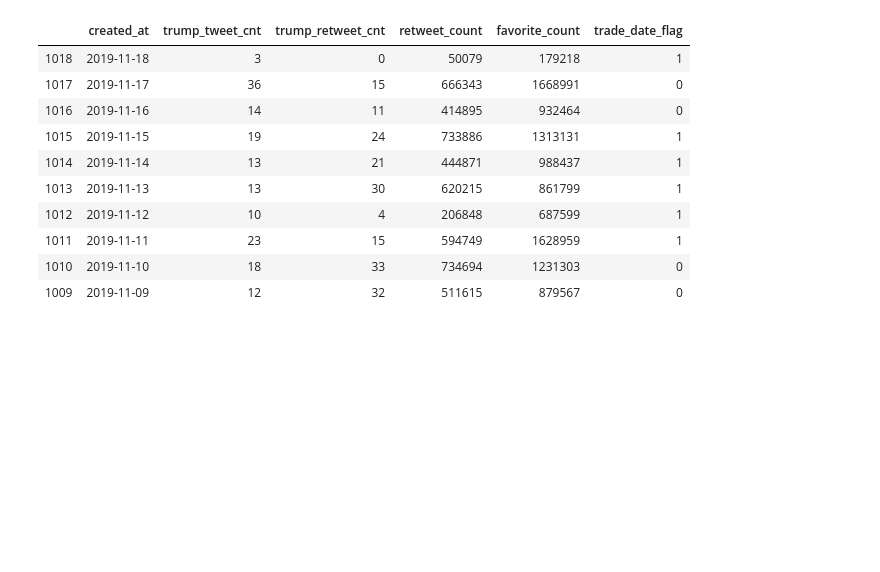
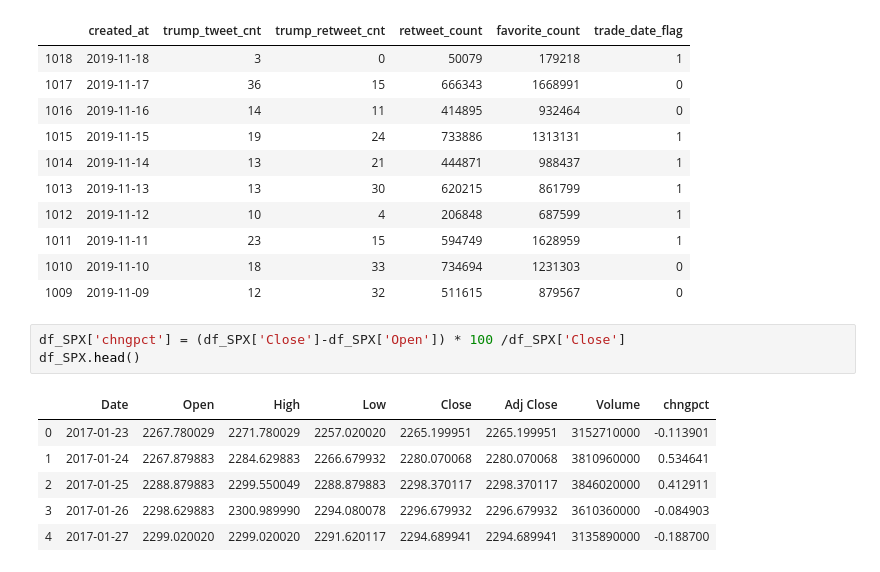
Before and after one commit to lingcog/finalproject, a Jupyter notebook: TweetProcessingV1.ipynb, the cells around one changed output. Saved outputs shown, nothing was run; the diff lists cells and outputs as text; blank space fills up the shorter version.

```diff
--- a/TweetProcessingV1.ipynb
+++ b/TweetProcessingV1.ipynb
@@ -133,3 +133,13 @@ df_tweets_cleaned.head(10)
 | 1011 | 2019-11-11 | 23 | 15 | 594749 | 1628959 | 1 |
 | 1010 | 2019-11-10 | 18 | 33 | 734694 | 1231303 | 0 |
 | 1009 | 2019-11-09 | 12 | 32 | 511615 | 879567 | 0 |
+# %%
+df_SPX['chngpct'] = (df_SPX['Close']-df_SPX['Open']) * 100 /df_SPX['Close']
+df_SPX.head()
+# %% [output]
+|  | Date | Open | High | Low | Close | Adj Close | Volume | chngpct |
+| 0 | 2017-01-23 | 2267.780029 | 2271.780029 | 2257.020020 | 2265.199951 | 2265.199951 | 3152710000 | -0.113901 |
+| 1 | 2017-01-24 | 2267.879883 | 2284.629883 | 2266.679932 | 2280.070068 | 2280.070068 | 3810960000 | 0.534641 |
+| 2 | 2017-01-25 | 2288.879883 | 2299.550049 | 2288.879883 | 2298.370117 | 2298.370117 | 3846020000 | 0.412911 |
+| 3 | 2017-01-26 | 2298.629883 | 2300.989990 | 2294.080078 | 2296.679932 | 2296.679932 | 3610360000 | -0.084903 |
+| 4 | 2017-01-27 | 2299.020020 | 2299.020020 | 2291.620117 | 2294.689941 | 2294.689941 | 3135890000 | -0.188700 |
```
Also changed, not shown: parts of 2 cells of this notebook.
